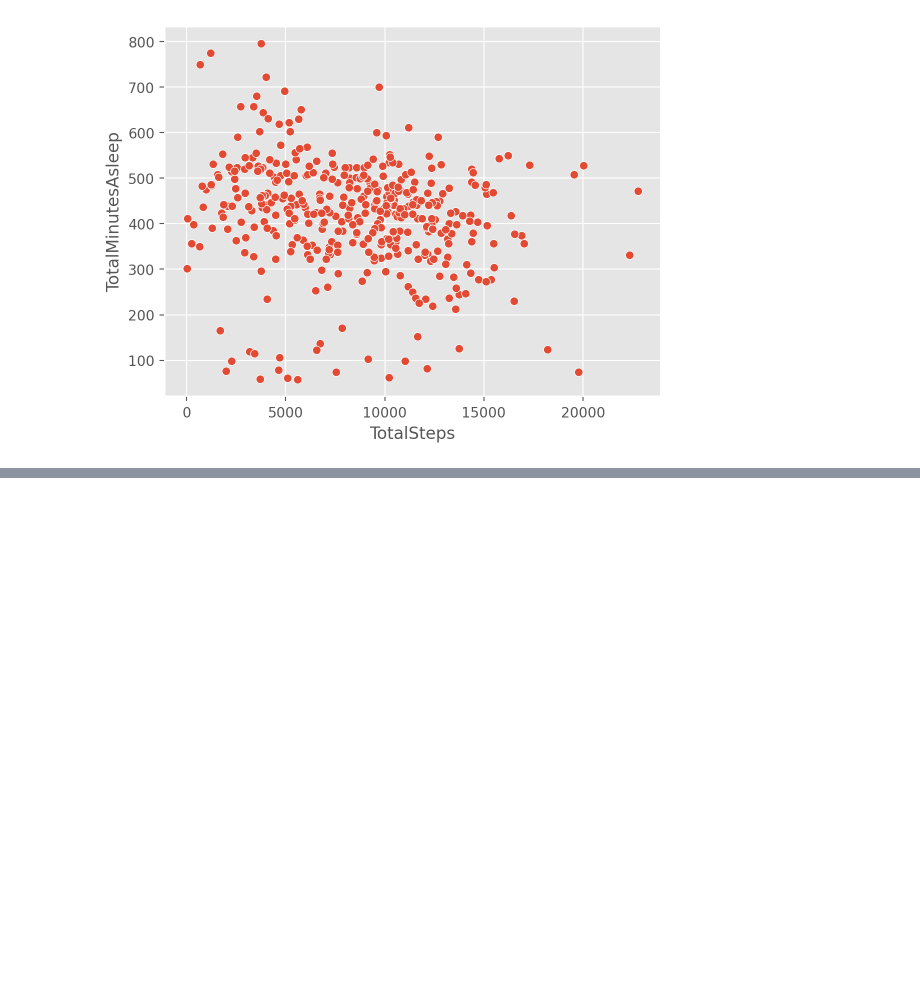
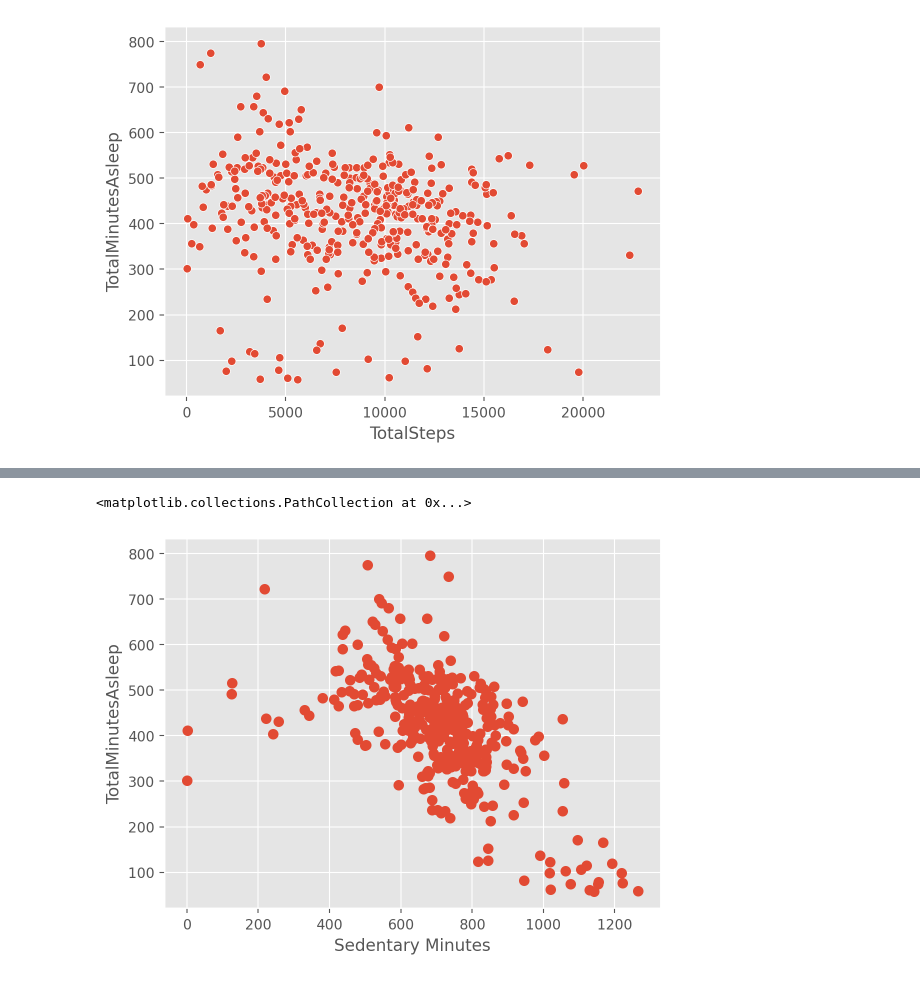
Before and after one commit to gordmo/DataScience-303, a Jupyter notebook: final_project/final_project.ipynb, the cells around one changed output, grey strips where cells are left out. Saved outputs shown, nothing was run; the diff lists cells and outputs as text; code cells hidden in the pictures; blank space fills up the shorter version.

```diff
--- a/final_project/final_project.ipynb
+++ b/final_project/final_project.ipynb
@@ -141,3 +182,26 @@ Original shape: (413, 14)
 Reduced shape: (413, 2)
 <matplotlib.collections.PathCollection at 0x...>
 [figure]
+# %%
+
+from sklearn.model_selection import train_test_split
+from sklearn.neighbors import KNeighborsClassifier
+
+inputs = final_df[['TotalDistance', 'TotalSteps']]
+target = final_df['TotalMinutesAsleep']
+
+# inputs.shape
+# target.shape
+
+X_train, X_test, y_train, y_test = train_test_split(inputs, target, random_state=0)
+model = KNeighborsClassifier(n_neighbors=4)
+model.fit(X_train, y_train)
+# print("Test set predictions: {}".format(model.predict(X_test)))
+model.score(X_test, y_test)
+
+plt.xlabel('Sedentary Minutes')
+plt.ylabel('TotalMinutesAsleep')
+plt.scatter(final_df['SedentaryMinutes'], final_df['TotalMinutesAsleep'], s=50, cmap='viridis')
+# %% [output]
+<matplotlib.collections.PathCollection at 0x...>
+[figure, added]
```
Also changed, not shown: parts of 6 cells of this notebook, 8 other files.
